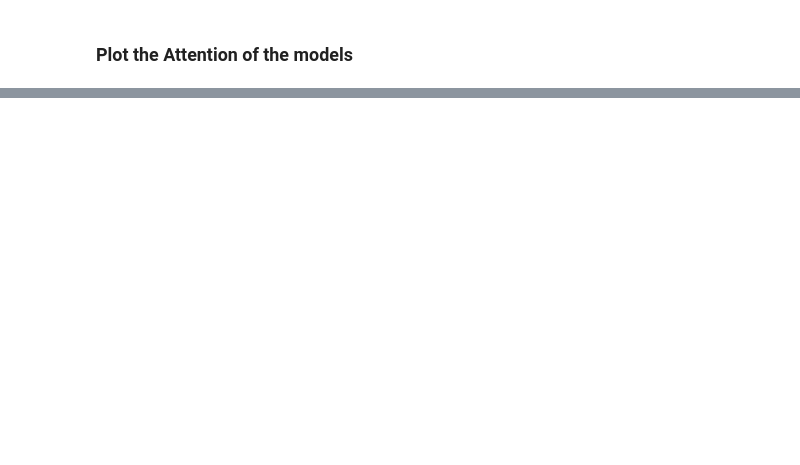
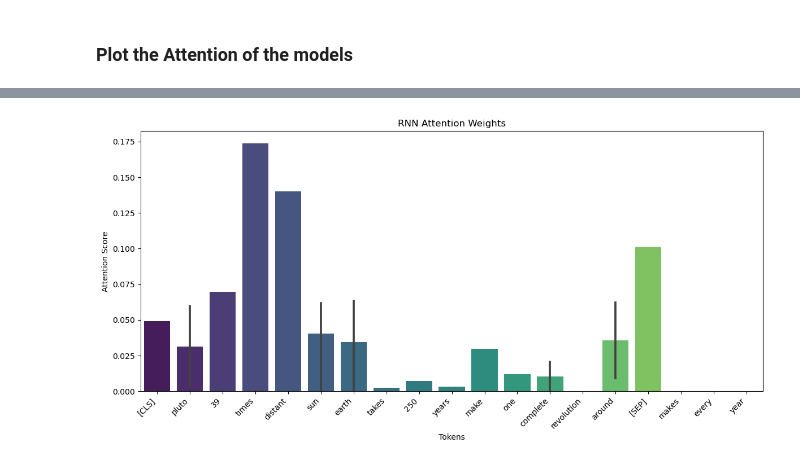
Before and after one commit to Danielccn8/Team-Assignment-2-NLP, a Jupyter notebook: Notebooks/combined_v4.2.ipynb, the cells around one changed output, grey strips where cells are left out. Saved outputs shown, nothing was run; the diff lists cells and outputs as text; code cells hidden in the pictures; blank space fills up the shorter version.

Commit message:
Ensured code is working. fixed visualizations

```diff
--- a/Notebooks/combined_v4.2.ipynb
+++ b/Notebooks/combined_v4.2.ipynb
@@ -116,7 +116,7 @@ class Config:
         self.wd = 0.005
 
         # self.train_num_epoch = 1
-        self.train_num_epoch = 10
+        self.train_num_epoch = 5 #10 too long
 
         self.label_smoothing = 0.05
 
@@ -2067,3 +2153,90 @@ def visualize_attention(model_name, model, sample_token_ids, sample_mask):
             print(f"Attention visualization failed for {model_name}: {e}")
     else:
         print(f"Attention visualization for model type '{model_name}' is not supported yet.")
+# %%
+# Select a sample to visualize (e.g., the 5th sentence in the training set)
+sample_idx = 5
+sample_tokens = x_train[sample_idx]
+sample_mask = train_masks[sample_idx]
+
+print("👁️ VISUALIZING ATTENTION FOR ALL TRAINED MODELS")
+print("="*80)
+
+# Visualize attention for ALL trained models (both original and new attention variants)
+for model_name, model in trained_models.items():
+    print(f"\n📊 Visualizing: {model_name}")
+    try:
+        visualize_attention(model_name, model, sample_tokens, sample_mask)
+    except Exception as e:
+        print(f"   ⚠️  Could not visualize {model_name}: {e}")
+
+# Or if you want to visualize specific model types:
+print("\n" + "="*80)
+print("🎯 VISUALIZING BY MODEL CATEGORIES")
+print("="*80)
+
+# GRU variants
+gru_models = [name for name in trained_models.keys() if 'gru' in name.lower() and 'threestream' not in name.lower()]
+print(f"🔍 GRU Models: {gru_models}")
+for model_name in gru_models:
+    visualize_attention(model_name, trained_models[model_name], sample_tokens, sample_mask)
+
+# LSTM variants
+lstm_models = [name for name in trained_models.keys() if 'lstm' in name.lower() and 'threestream' not in name.lower()]
+print(f"🔍 LSTM Models: {lstm_models}")
+for model_name in lstm_models:
+    visualize_attention(model_name, trained_models[model_name], sample_tokens, sample_mask)
+
+# Transformer variants
+transformer_models = [name for name in trained_models.keys() if 'transformer' in name.lower()]
+print(f"🔍 Transformer Models: {transformer_models}")
+for model_name in transformer_models:
+    visualize_attention(model_name, trained_models[model_name], sample_tokens, sample_mask)
+
+# Three-Stream variants
+threestream_models = [name for name in trained_models.keys() if 'threestream' in name.lower()]
+print(f"🔍 Three-Stream Models: {threestream_models}")
+for model_name in threestream_models:
+    visualize_attention(model_name, trained_models[model_name], sample_tokens, sample_mask)
+
+# Or visualize the best model from each category
+print("\n" + "="*80)
+print("🏆 VISUALIZING BEST MODELS FROM EACH CATEGORY")
+print("="*80)
+
+def get_best_model_by_category(trained_models, histories):
+    """Get the best model from each category based on validation accuracy"""
+    best_models = {}
+
+    # Group models by category
+    categories = {
+        'GRU': [name for name in trained_models.keys() if 'gru' in name.lower() and 'threestream' not in name.lower()],
+        'LSTM': [name for name in trained_models.keys() if 'lstm' in name.lower() and 'threestream' not in name.lower()],
+        'Transformer': [name for name in trained_models.keys() if 'transformer' in name.lower()],
+        'ThreeStream': [name for name in trained_models.keys() if 'threestream' in name.lower()]
+    }
+
+    for category, model_names in categories.items():
+        if model_names:
+            # Find model with highest validation accuracy
+            best_acc = 0
+            best_model_name = None
+            for name in model_names:
+                if name in histories and histories[name]['val_acc']:
+                    max_acc = max(histories[name]['val_acc'])
+                    if max_acc > best_acc:
+                        best_acc = max_acc
+                        best_model_name = name
+
+            if best_model_name:
+                best_models[category] = best_model_name
+                print(f"🎯 Best {category}: {best_model_name} (Val Acc: {best_acc:.4f})")
+
+    return best_models
+
+# Visualize best models
+best_models = get_best_model_by_category(trained_models, histories)
+for category, model_name in best_models.items():
+    print(f"\n🏅 Visualizing Best {category}: {model_name}")
+    visualize_attention(model_name, trained_models[model_name], sample_tokens, sample_mask)
+# %% [output]
@@ -2069,0 +2248 @@ def visualize_attention(model_name, model, sample_token_ids, sample_mask):
+[figure, added]
```
Also changed, not shown: parts of 54 cells of this notebook.
